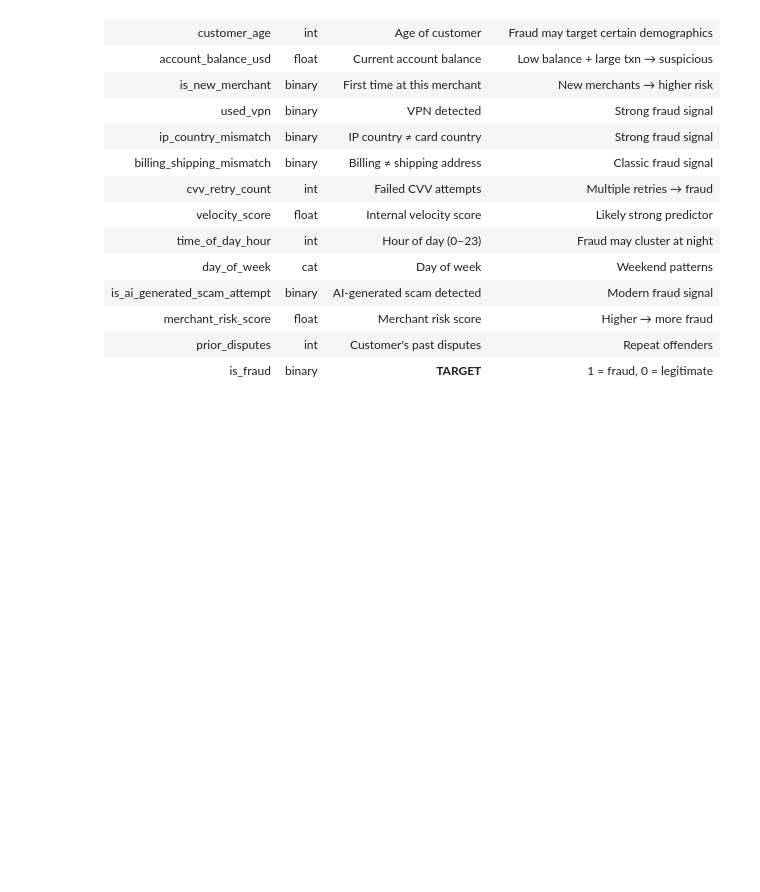
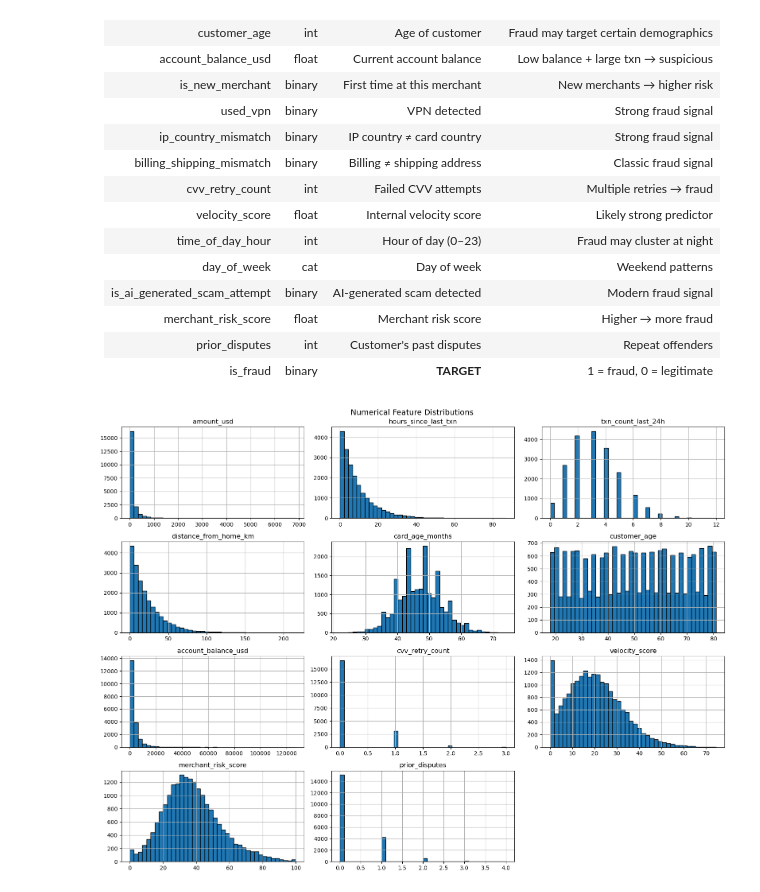
Before and after one commit to Uday2419/Fraudlense, a Jupyter notebook: notebooks/01_data_understanding.ipynb, the cells around one changed output. Saved outputs shown, nothing was run; the diff lists cells and outputs as text; code cells hidden in the pictures; blank space fills up the shorter version.

```diff
--- a/notebooks/01_data_understanding.ipynb
+++ b/notebooks/01_data_understanding.ipynb
@@ -222,3 +222,17 @@ Test fraud rate:  0.0170
 | merchant_risk_score | float | Merchant risk score | Higher → more fraud |
 | prior_disputes | int | Customer's past disputes | Repeat offenders |
 | is_fraud | binary | **TARGET** | 1 = fraud, 0 = legitimate |
+# %%
+num_cols = [
+    'amount_usd', 'hours_since_last_txn', 'txn_count_last_24h',
+    'distance_from_home_km', 'card_age_months', 'customer_age',
+    'account_balance_usd', 'cvv_retry_count', 'velocity_score',
+    'merchant_risk_score', 'prior_disputes'
+]
+
+df[num_cols].hist(figsize=(16, 12), bins=40, edgecolor='black')
+plt.suptitle('Numerical Feature Distributions', fontsize=14)
+plt.tight_layout()
+plt.show()
+# %% [output]
+[figure, added]
```
Also changed, not shown: parts of 6 cells of this notebook.
